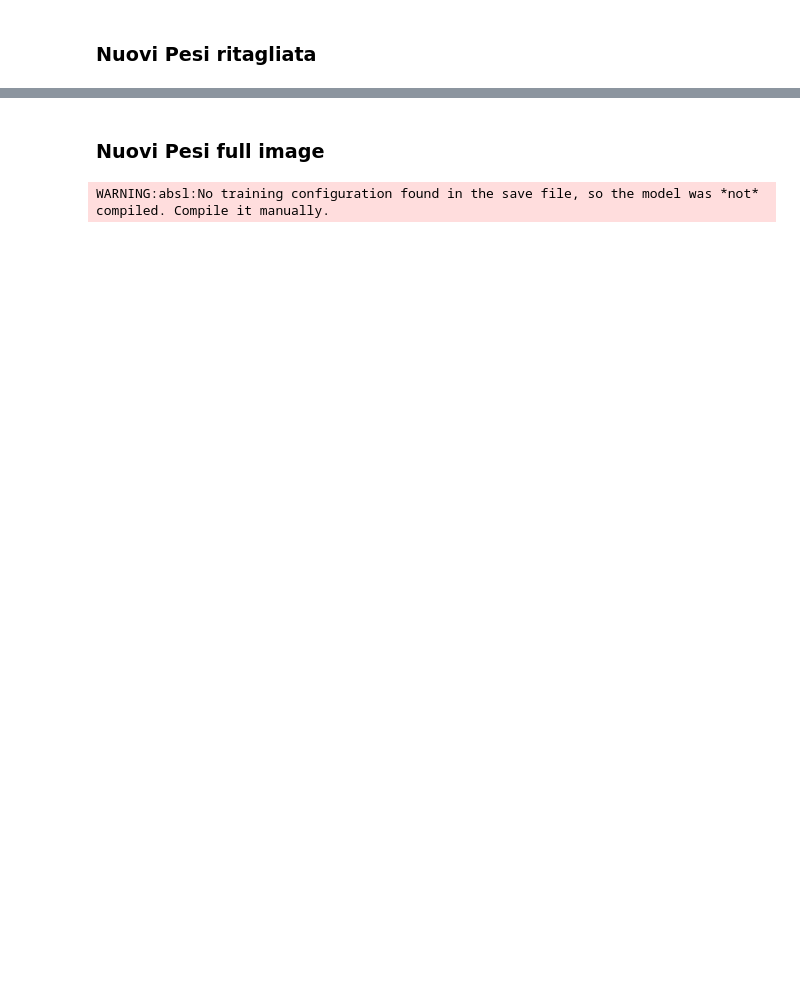
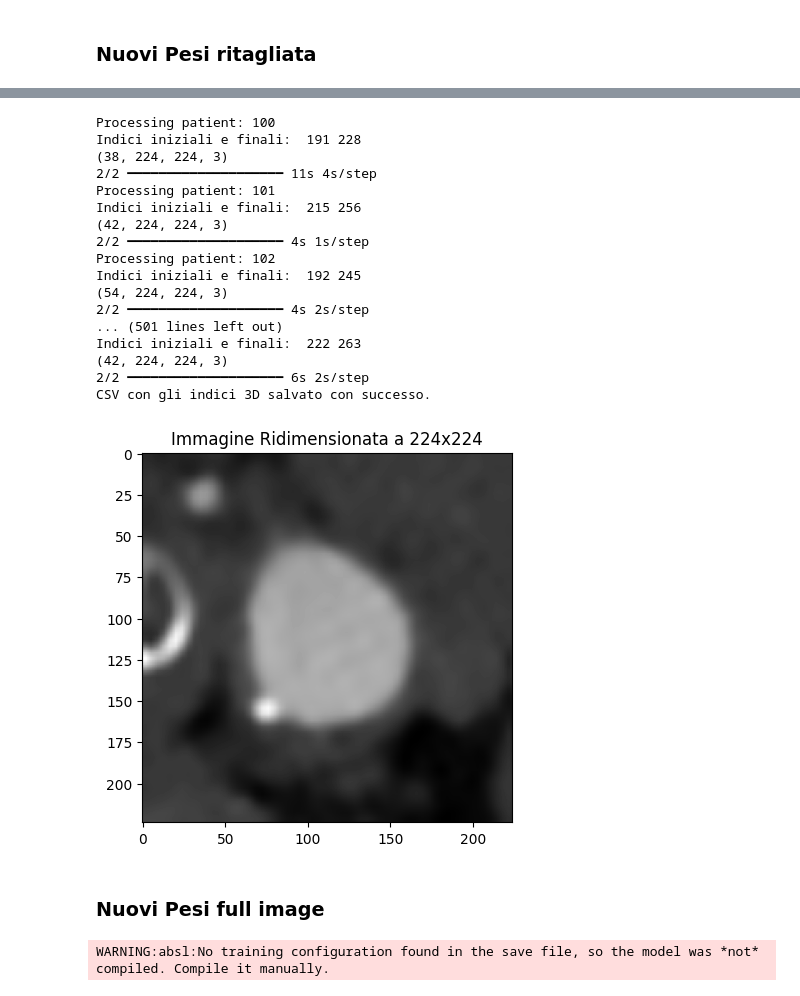
Before and after one commit to alessiamenozzi/TesiBaroniMenozzi, a Jupyter notebook: Radiomica/EstrazioneFeaturesRetiPretrained.ipynb, the cells around one changed output, grey strips where cells are left out. Saved outputs shown, nothing was run; the diff lists cells and outputs as text; code cells hidden in the pictures; blank space fills up the shorter version.

```diff
--- a/Radiomica/EstrazioneFeaturesRetiPretrained.ipynb
+++ b/Radiomica/EstrazioneFeaturesRetiPretrained.ipynb
@@ -2162,10 +2159,10 @@ CSV con gli indici 3D salvato con successo.
 # %% [markdown]
 ### Imagenet Full Image
 # %%
-from keras.applications.resnet50 import ResNet50
-from keras.applications.imagenet_utils import preprocess_input, decode_predictions
+from keras.applications.inception_v3 import InceptionV3
+from keras.applications.inception_v3 import preprocess_input
 
-model = ResNet50(weights='imagenet', include_top=False)
+model = InceptionV3(weights='imagenet', include_top=False)
 
 pathdicom = "\\Users\\bsbar\\Desktop\\pazienti_nrrd"
 pathroi = "\\Users\\bsbar\\Desktop\\Tesi\\ROI"
@@ -2190,6 +2187,8 @@ def featureextraction(image_array, mask_array, patient_id):
         if np.any(mask_slice):
 
             # Ridimensiona l'area estratta a 224x224
+            image_slice = image_slice.astype(np.float32)
+
             roi_image_resized = cv2.resize(image_slice, (224, 224), interpolation=cv2.INTER_LINEAR)
 
             x = image.img_to_array(roi_image_resized)
@@ -2265,6 +2264,6 @@ for s in os.listdir(pathdicom):
 dataframe = pd.DataFrame(all_feature_dicts)
 
 # Salva il DataFrame in un file CSV
-dataframe.to_csv('C:\\Users\\bsbar\\Desktop\\RESNET_ALL_SLICES_Imagenet_annerita.csv', index=False)
+dataframe.to_csv('C:\\Users\\bsbar\\Desktop\\INCEPTION_ALL_SLICES_Imagenet_fullimage.csv', index=False)
 
 print("CSV con gli indici 3D salvato con successo.")
@@ -2397,7 +2456,8 @@ print("CSV con gli indici 3D salvato con successo.")
 from keras.applications.vgg19 import VGG19
 from keras.applications.vgg19 import preprocess_input
 
-model = VGG19(weights='imagenet', include_top=False)
+model_path = r"C:\Users\bsbar\Desktop\PreTrained_Models\RadImageNet-IRV2_notop.h5"
+model = load_model(model_path)
 
 pathdicom = "\\Users\\bsbar\\Desktop\\pazienti_nrrd"
 pathroi = "\\Users\\bsbar\\Desktop\\Tesi\\ROI"
@@ -2440,14 +2500,17 @@ def featureextraction(image_array, mask_array, patient_id):
 
             x = image.img_to_array(roi_image_resized)
 
-            # Aggiungi la slice al batch
+            x = np.repeat(x, 3, axis=-1)
+
             batch_slices.append(x)
-
-            x = np.repeat(x, 3, axis=-1)
-            # Salva l'indice reale della slice per il CSV finale
             original_slice_indices.append(slice_idx)
 
     batch_slices = np.array(batch_slices)
+
+    plt.imshow(batch_slices[10][:,:,0], cmap='gray')
+    plt.title("Immagine Ridimensionata a 224x224")
+    #plt.show()
+
 
     print("Indici iniziali e finali: ",original_slice_indices[0], original_slice_indices[-1])
 
@@ -2475,7 +2538,6 @@ def featureextraction(image_array, mask_array, patient_id):
         #features = np.mean(feature_map, axis=-1)
         #features = np.mean(features, axis=-1)
 
-        # Associa l'indice reale della slice (non sequenziale) dal volume originale
         feature_entry = {'Patient': patient_id, 'Slice': original_slice_indices[i]}  # Usa l'indice reale della slice
         for ind_, f_ in enumerate(features):
             feature_entry[f'Feature_{ind_}'] = f_
@@ -2500,16 +2562,14 @@ for s in os.listdir(pathdicom):
         troi = os.path.join(pathroi, s, g)
         readdatanrrd, header2 = nrrd.read(troi, index_order='C')
 
-    # Estrai tutte le features e gli indici delle slice in 3D
     patient_features = featureextraction(readdatadicom, readdatanrrd, patient_id=s)
-
-    # Aggiungi le feature di tutte le slice per questo paziente
     all_feature_dicts.extend(patient_features)
 
 # Crea il DataFrame con le feature di tutte le slice e pazienti
 dataframe = pd.DataFrame(all_feature_dicts)
 
 # Salva il DataFrame in un file CSV
-dataframe.to_csv('C:\\Users\\bsbar\\Desktop\\VGG_ALL_SLICES_Imagenet_annerita.csv', index=False)
+dataframe.to_csv('C:\\Users\\bsbar\\Desktop\\INCRES_ALL_SLICES_NuoviPesi_Ritagliata.csv', index=False)
 
 print("CSV con gli indici 3D salvato con successo.")
+# %% [output]
@@ -2516,3 +2577,21 @@ print("CSV con gli indici 3D salvato con successo.")
+Processing patient: 100
+Indici iniziali e finali:  191 228
+(38, 224, 224, 3)
+2/2 ━━━━━━━━━━━━━━━━━━━━ 11s 4s/step
+Processing patient: 101
+Indici iniziali e finali:  215 256
+(42, 224, 224, 3)
+2/2 ━━━━━━━━━━━━━━━━━━━━ 4s 1s/step
+Processing patient: 102
+Indici iniziali e finali:  192 245
+(54, 224, 224, 3)
+2/2 ━━━━━━━━━━━━━━━━━━━━ 4s 2s/step
+... (501 lines left out)
+Indici iniziali e finali:  222 263
+(42, 224, 224, 3)
+2/2 ━━━━━━━━━━━━━━━━━━━━ 6s 2s/step
+CSV con gli indici 3D salvato con successo.
+[figure, added]
 # %% [markdown]
 ### Nuovi Pesi full image
 # %%
```
Also changed, not shown: parts of 5 cells of this notebook, 15 other files.
